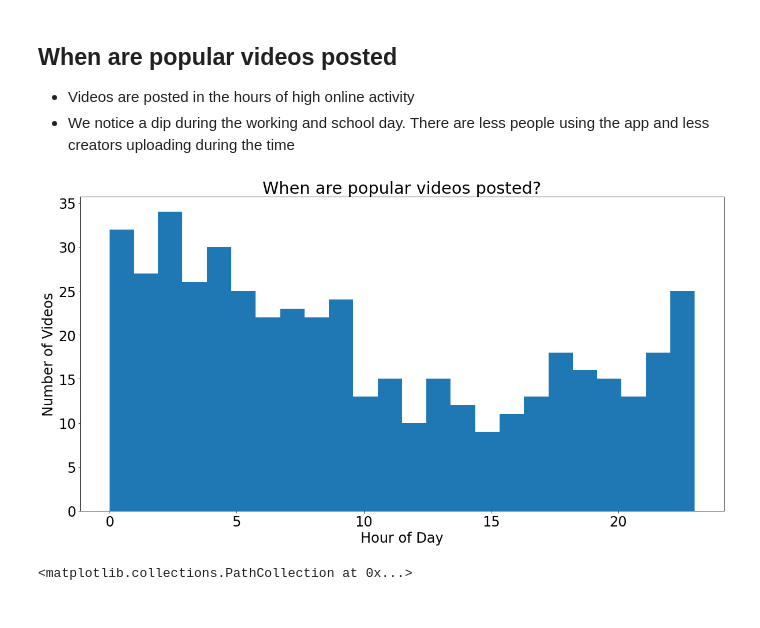
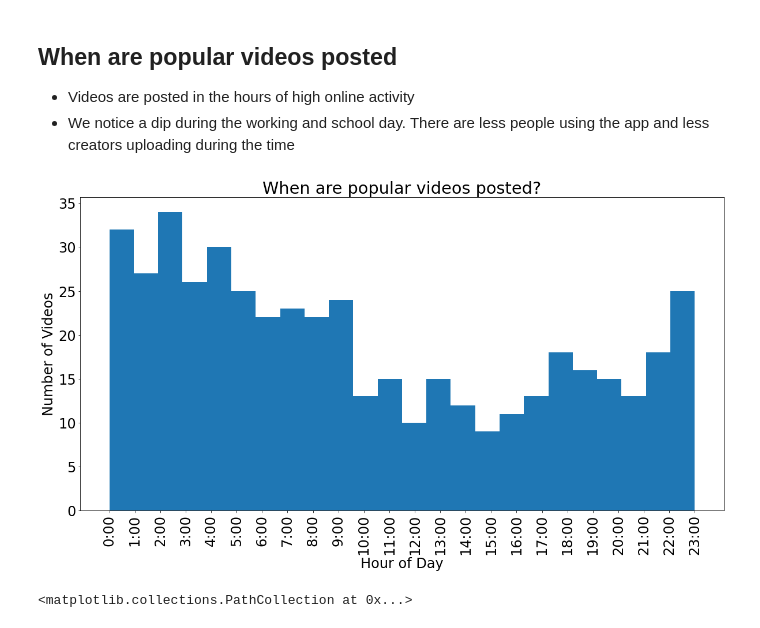
Before and after one commit to incalescence/open-data, a Jupyter notebook: tiktok_presentation.ipynb, the cells around one changed output. Cells and saved outputs as stored; diff of their text form; code cells hidden in the pictures.

```diff
--- a/tiktok_presentation.ipynb
+++ b/tiktok_presentation.ipynb
@@ -400,29 +403,27 @@ loudness = tiktok_data['']
 # %%
 import datetime
 
 def get_time_from_unix(unix_time):
     return datetime.datetime.fromtimestamp(unix_time)
 
 hours = []
 
 create_times = tiktok_data['createTime']
 
 for i in range(len(create_times)):
     if not create_times[i].isdigit():
         continue
     time = get_time_from_unix(int(create_times[i]))
     hours.append(time.hour)
 
-# Plot the data
 plt.hist(hours, bins=24)
-
-# Add labels
 plt.title('When are popular videos posted?')
 plt.xlabel('Hour of Day')
+plt.xticks(range(24), [f'{i}:00' for i in range(24)], rotation=90)
 plt.ylabel('Number of Videos')
 plt.show()
 # %% [output]
-[figure, old version]
+[figure, new version]
 # %%
 # DIg count vs heart count
 # Follower count vs heart count
```
Also changed, not shown: parts of 2 cells of this notebook.
